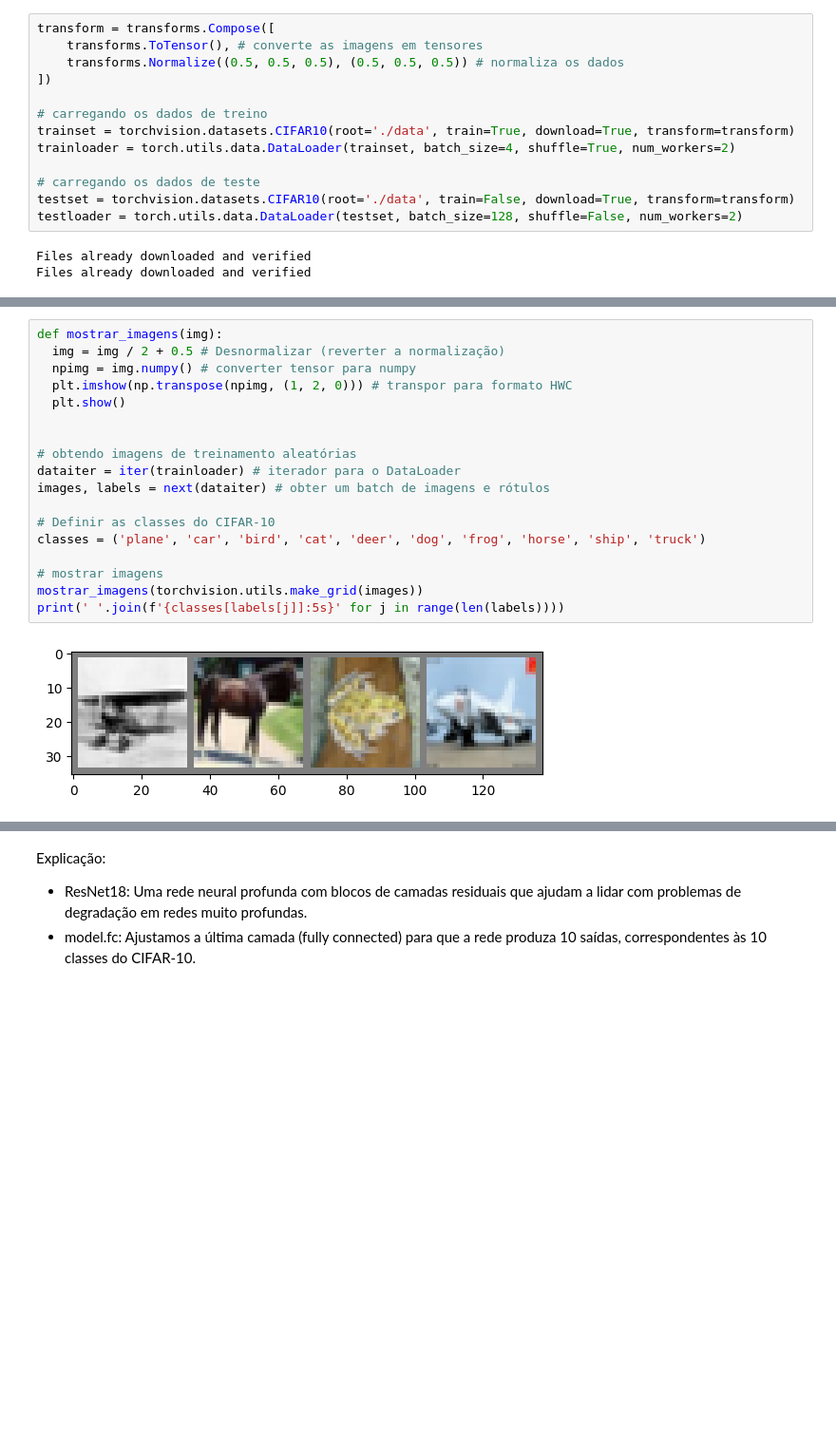
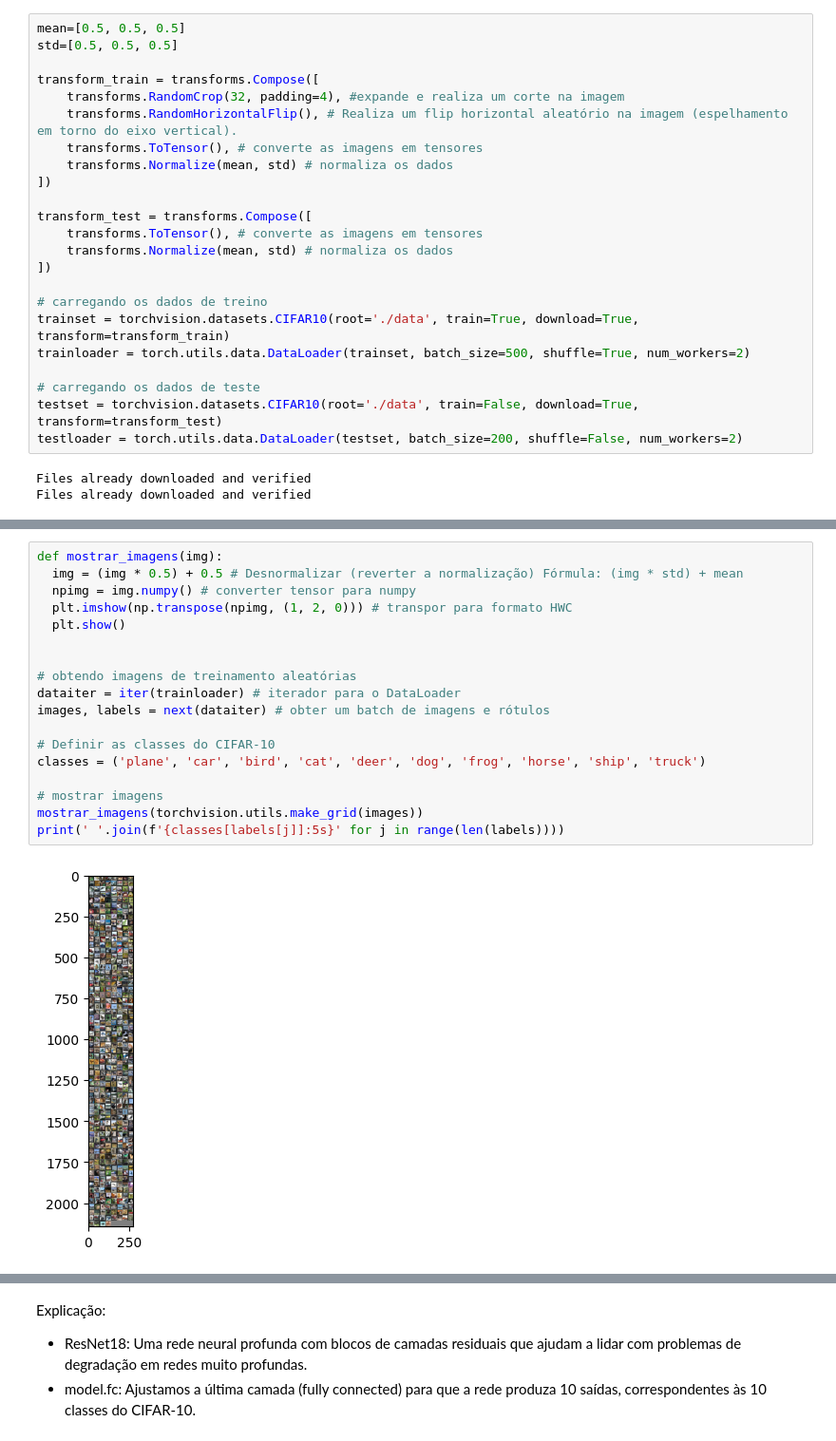
Before and after one commit to andre12burger/CNN_ImageClassification, a Jupyter notebook: Andre_CNN_ImageClassification.ipynb, the cells around one changed output, grey strips where cells are left out. Shown at 95% size. Saved outputs shown, nothing was run; the diff lists cells and outputs as text; blank space fills up the shorter version.

```diff
--- a/Andre_CNN_ImageClassification.ipynb
+++ b/Andre_CNN_ImageClassification.ipynb
@@ -21,16 +32,26 @@ import numpy as np
 # %%
-transform = transforms.Compose([
+mean=[0.5, 0.5, 0.5]
+std=[0.5, 0.5, 0.5]
+
+transform_train = transforms.Compose([
+    transforms.RandomCrop(32, padding=4), #expande e realiza um corte na imagem
+    transforms.RandomHorizontalFlip(), # Realiza um flip horizontal aleatório na imagem (espelhamento em torno do eixo vertical).
     transforms.ToTensor(), # converte as imagens em tensores
-    transforms.Normalize((0.5, 0.5, 0.5), (0.5, 0.5, 0.5)) # normaliza os dados
+    transforms.Normalize(mean, std) # normaliza os dados
+])
+
+transform_test = transforms.Compose([
+    transforms.ToTensor(), # converte as imagens em tensores
+    transforms.Normalize(mean, std) # normaliza os dados
 ])
 
 # carregando os dados de treino
-trainset = torchvision.datasets.CIFAR10(root='./data', train=True, download=True, transform=transform)
-trainloader = torch.utils.data.DataLoader(trainset, batch_size=4, shuffle=True, num_workers=2)
+trainset = torchvision.datasets.CIFAR10(root='./data', train=True, download=True, transform=transform_train)
+trainloader = torch.utils.data.DataLoader(trainset, batch_size=500, shuffle=True, num_workers=2)
 
 # carregando os dados de teste
-testset = torchvision.datasets.CIFAR10(root='./data', train=False, download=True, transform=transform)
-testloader = torch.utils.data.DataLoader(testset, batch_size=128, shuffle=False, num_workers=2)
+testset = torchvision.datasets.CIFAR10(root='./data', train=False, download=True, transform=transform_test)
+testloader = torch.utils.data.DataLoader(testset, batch_size=200, shuffle=False, num_workers=2)
 # %% [output]
 Files already downloaded and verified
 Files already downloaded and verified
@@ -37,20 +62,20 @@ Files already downloaded and verified
 # %%
 def mostrar_imagens(img):
-  img = img / 2 + 0.5 # Desnormalizar (reverter a normalização)
+  img = (img * 0.5) + 0.5 # Desnormalizar (reverter a normalização) Fórmula: (img * std) + mean
   npimg = img.numpy() # converter tensor para numpy
   plt.imshow(np.transpose(npimg, (1, 2, 0))) # transpor para formato HWC
   plt.show()
 
 
 # obtendo imagens de treinamento aleatórias
 dataiter = iter(trainloader) # iterador para o DataLoader
 images, labels = next(dataiter) # obter um batch de imagens e rótulos
 
 # Definir as classes do CIFAR-10
 classes = ('plane', 'car', 'bird', 'cat', 'deer', 'dog', 'frog', 'horse', 'ship', 'truck')
 
 # mostrar imagens
 mostrar_imagens(torchvision.utils.make_grid(images))
 print(' '.join(f'{classes[labels[j]]:5s}' for j in range(len(labels))))
 # %% [output]
-[figure, old version]
+[figure, new version]
```
Also changed, not shown: parts of 8 cells of this notebook, 1 other file.
